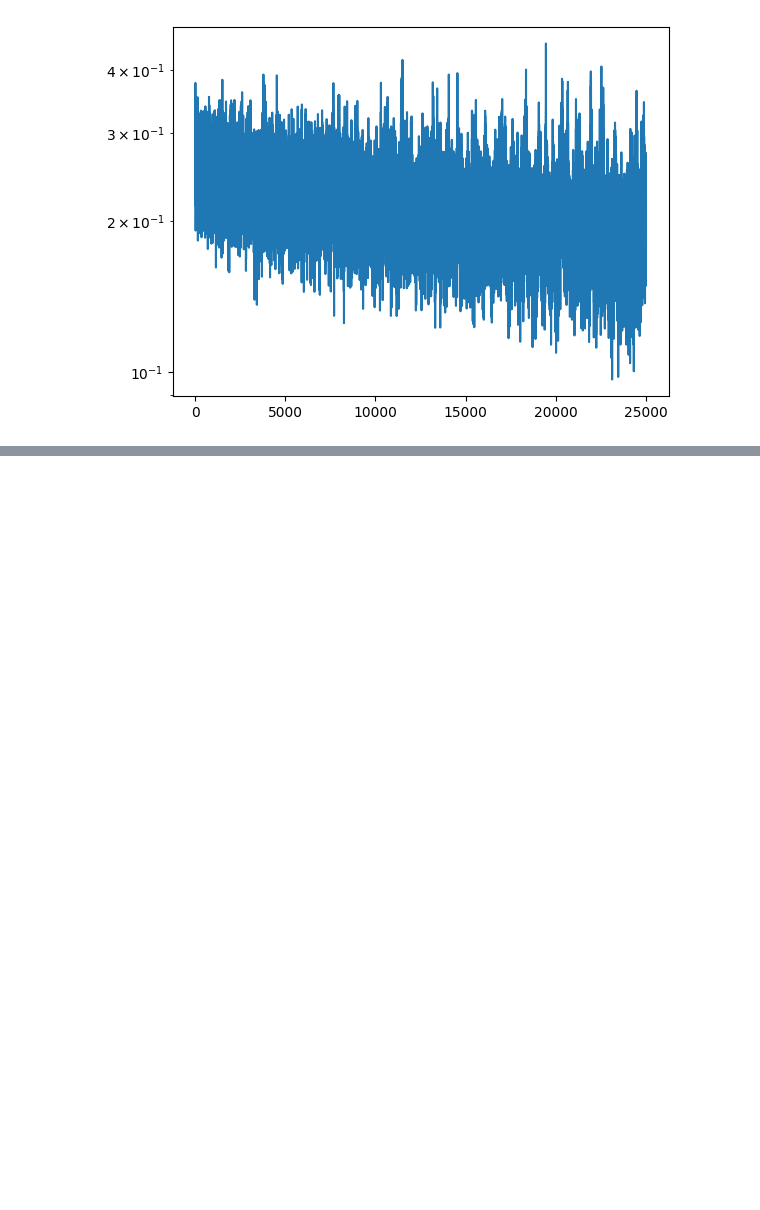
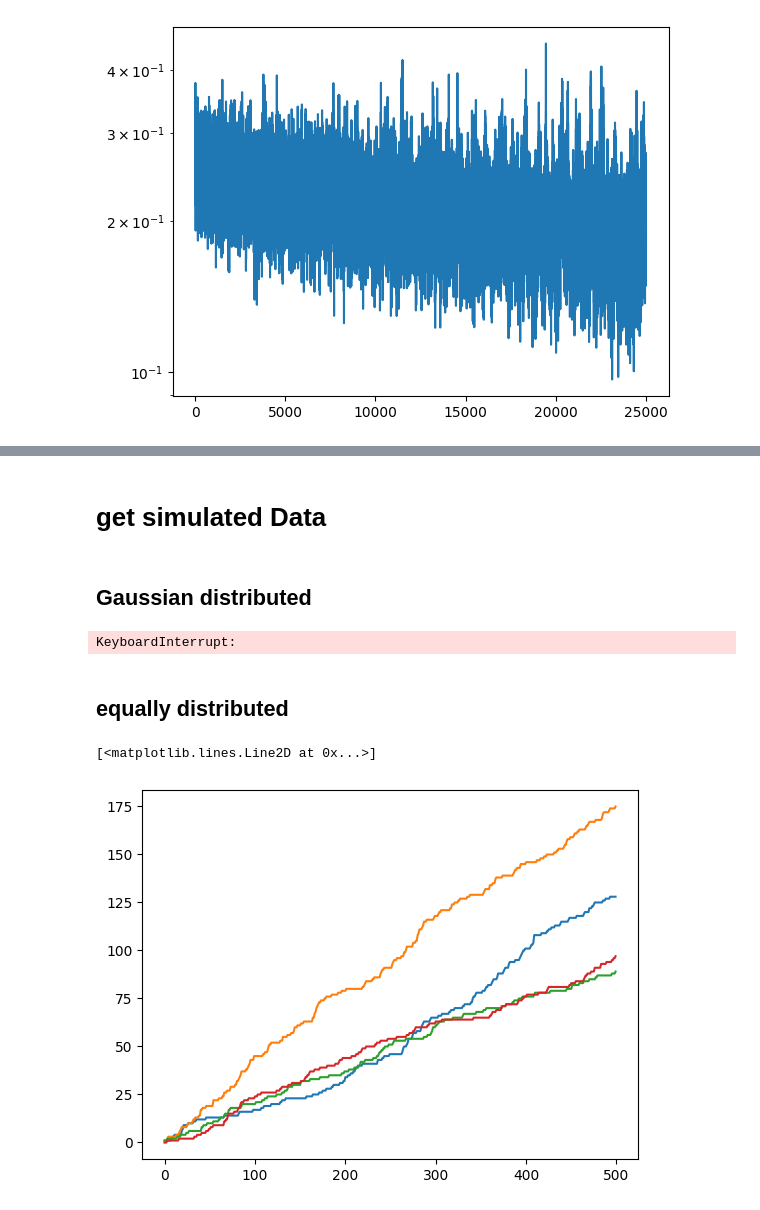
Before and after one commit to leonmyk/Spectroscopy_Hamiltonian_fitter-, a Jupyter notebook: mlp.ipynb, the cells around one changed output, grey strips where cells are left out. Saved outputs shown, nothing was run; the diff lists cells and outputs as text; code cells hidden in the pictures; blank space fills up the shorter version.

```diff
--- a/mlp.ipynb
+++ b/mlp.ipynb
@@ -235,0 +647,52 @@ with torch.no_grad():
+# %% [markdown]
+# get simulated Data
+# %% [markdown]
+## Gaussian distributed
+# %%
+Nb_sims = 100_000
+nro = 500
+
+dark_rate=  np.random.normal(0.17,0.05,Nb_sims)
+dark_rate = np.clip(dark_rate, 0.001, 0.5)
+
+signal_rate= np.random.normal(0.16,0.5,Nb_sims)
+signal_rate = np.clip(signal_rate, 0.001, 0.5)
+
+a=  np.random.normal(400,150,Nb_sims)
+a = np.clip(a, 250, 600)
+
+b =  np.random.normal(1000,200,Nb_sims)
+b = np.clip(b, 800, 4000)
+
+probs = np.array([1-1/a-1/b,1/a,1/b])
+
+X_data_sim = np.array([get_trace(nro,init_state = k%4,signal_rate = signal_rate[k],dark_rate=dark_rate[k],probs = probs[:,k]) for k in range(Nb_sims)])
+Y_data_sim = np.array([k%4 for k in range(Nb_sims)])
+# %% [output]
+KeyboardInterrupt:
+# %% [markdown]
+## equally distributed
+# %%
+Nb_sims = 50_000
+nro = 500
+
+dark_rate = np.random.uniform(0.01, 0.24, Nb_sims)
+signal_rate = np.random.uniform(0.01, 0.24, Nb_sims)
+
+a = np.random.uniform(50, 1000, Nb_sims)
+b = np.random.uniform(1000, 6000, Nb_sims)
+
+probs = np.array([1 - 1/a - 1/b, 1/a, 1/b])
+
+X_data_sim = np.array([get_trace(nro,init_state = k%4,signal_rate = signal_rate[k],dark_rate=dark_rate[k],probs = probs[:,k]) for k in range(Nb_sims)])
+Y_data_sim = np.array([k%4 for k in range(Nb_sims)])
+# %%
+i = np.random.choice(np.arange(Nb_sims))
+
+plt.plot(X_data_sim[i,0,:])
+plt.plot(X_data_sim[i,1,:])
+plt.plot(X_data_sim[i,2,:])
+plt.plot(X_data_sim[i,3,:])
+# %% [output]
+[<matplotlib.lines.Line2D at 0x...>]
+[figure, added]
```
Also changed, not shown: parts of 45 cells of this notebook, 5 other files.
